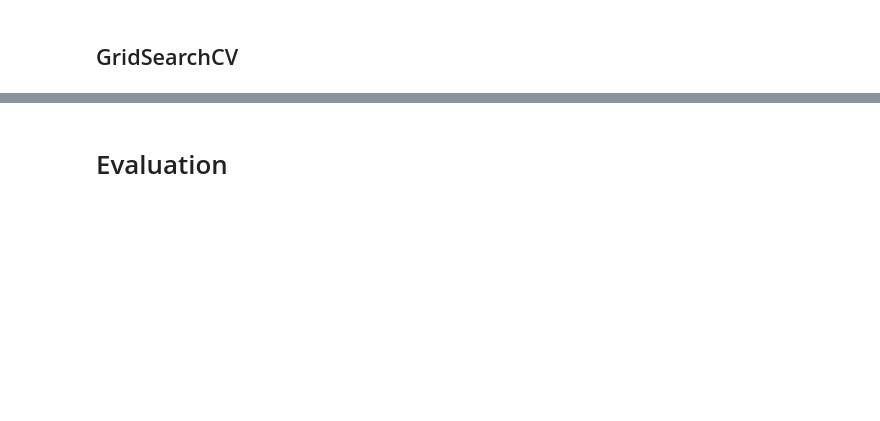
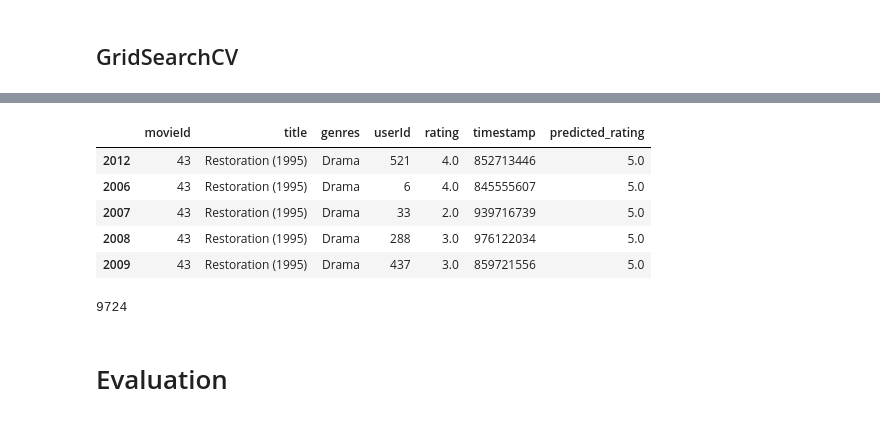
Before and after one commit to mccafj/MovieLens-Recommendation-System, a Jupyter notebook: jons_notebook.ipynb, the cells around one changed output, grey strips where cells are left out. Cells and saved outputs as stored; diff of their text form; code cells hidden in the pictures; blank space fills up the shorter version.

```diff
--- a/jons_notebook.ipynb
+++ b/jons_notebook.ipynb
@@ -388,5 +423,5 @@ svd_gs_model.best_params['rmse']
 # %%
-# svd = SVD(n_factors=100, n_epochs=10, lr_all=0.005, reg_all=0.4)
-# svd.fit(trainset)
-# predictions = svd.test(testset)
-# print(accuracy.rmse(predictions))
+svd = SVD(n_factors=100, n_epochs=10, lr_all=0.05, reg_all=0.1, biased=True)
+svd.fit(trainset)
+predictions = svd.test(testset)
+svd_gs1 = accuracy.rmse(predictions)
@@ -397,0 +599,15 @@ svd_gs_model.best_params['rmse']
+# %%
+df['predicted_rating'] = df['movieId'].apply(lambda x: svdpp_model.predict(2, x).est)
+df.sort_values(by='predicted_rating', ascending=False, inplace=True)
+df.head()
+# %% [output]
+|  | movieId | title | genres | userId | rating | timestamp | predicted_rating |
+| 2012 | 43 | Restoration (1995) | Drama | 521 | 4.0 | 852713446 | 5.0 |
+| 2006 | 43 | Restoration (1995) | Drama | 6 | 4.0 | 845555607 | 5.0 |
+| 2007 | 43 | Restoration (1995) | Drama | 33 | 2.0 | 939716739 | 5.0 |
+| 2008 | 43 | Restoration (1995) | Drama | 288 | 3.0 | 976122034 | 5.0 |
+| 2009 | 43 | Restoration (1995) | Drama | 437 | 3.0 | 859721556 | 5.0 |
+# %%
+df['movieId'].nunique()
+# %% [output]
+9724
```
Also changed, not shown: parts of 34 cells of this notebook.
